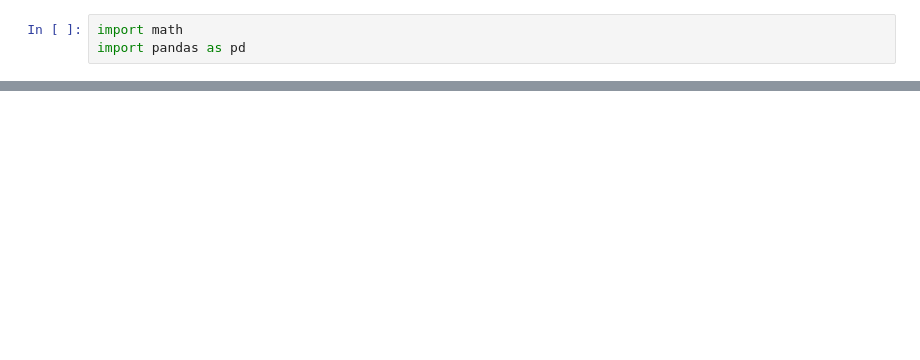
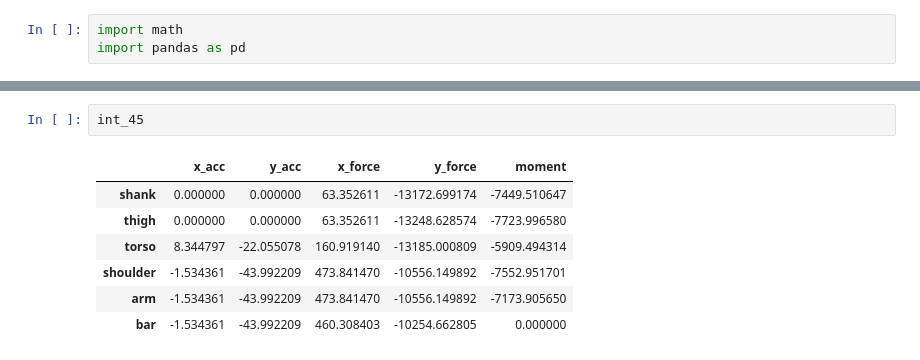
Before and after one commit to kostubhagarwal/modelling_the_deadlift, a Jupyter notebook: deadlift_model.ipynb, the cells around one changed output, grey strips where cells are left out. Saved outputs shown, nothing was run; the diff lists cells and outputs as text; blank space fills up the shorter version.

```diff
--- a/deadlift_model.ipynb
+++ b/deadlift_model.ipynb
@@ -207,0 +545,10 @@ df
+# %%
+int_45
+# %% [output]
+|  | x_acc | y_acc | x_force | y_force | moment |
+| shank | 0.000000 | 0.000000 | 63.352611 | -13172.699174 | -7449.510647 |
+| thigh | 0.000000 | 0.000000 | 63.352611 | -13248.628574 | -7723.996580 |
+| torso | 8.344797 | -22.055078 | 160.919140 | -13185.000809 | -5909.494314 |
+| shoulder | -1.534361 | -43.992209 | 473.841470 | -10556.149892 | -7552.951701 |
+| arm | -1.534361 | -43.992209 | 473.841470 | -10556.149892 | -7173.905650 |
+| bar | -1.534361 | -43.992209 | 460.308403 | -10254.662805 | 0.000000 |
```
Also changed, not shown: parts of 15 cells of this notebook.
